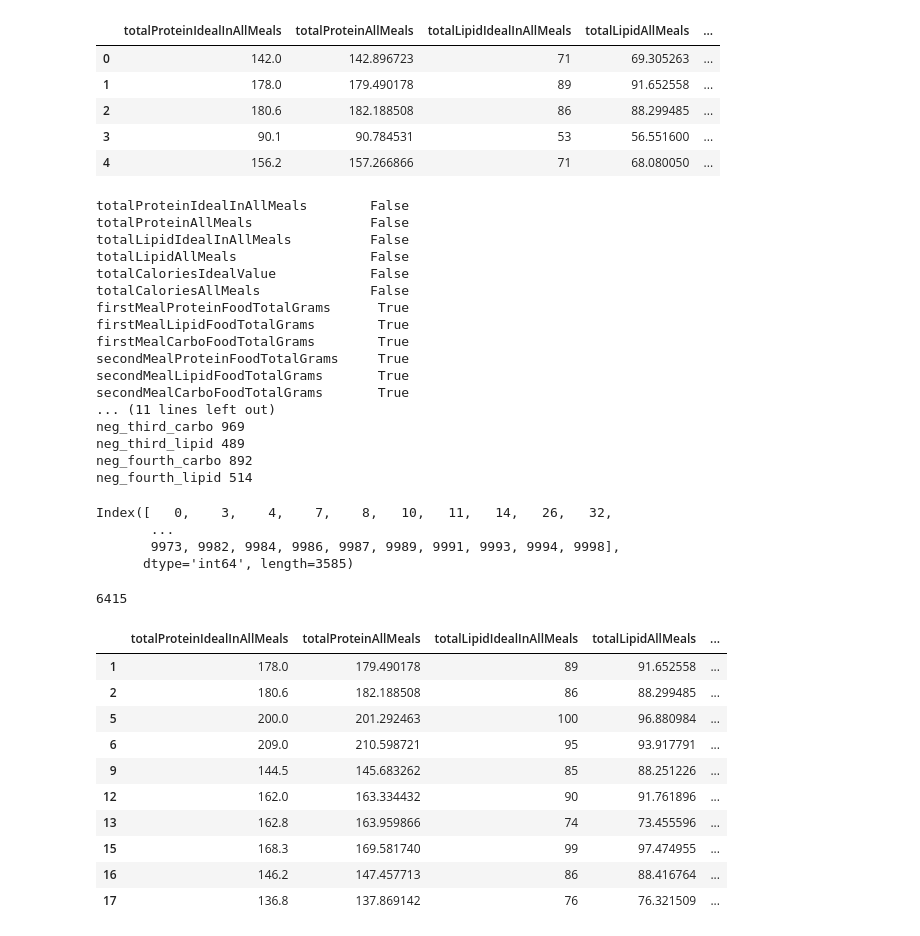
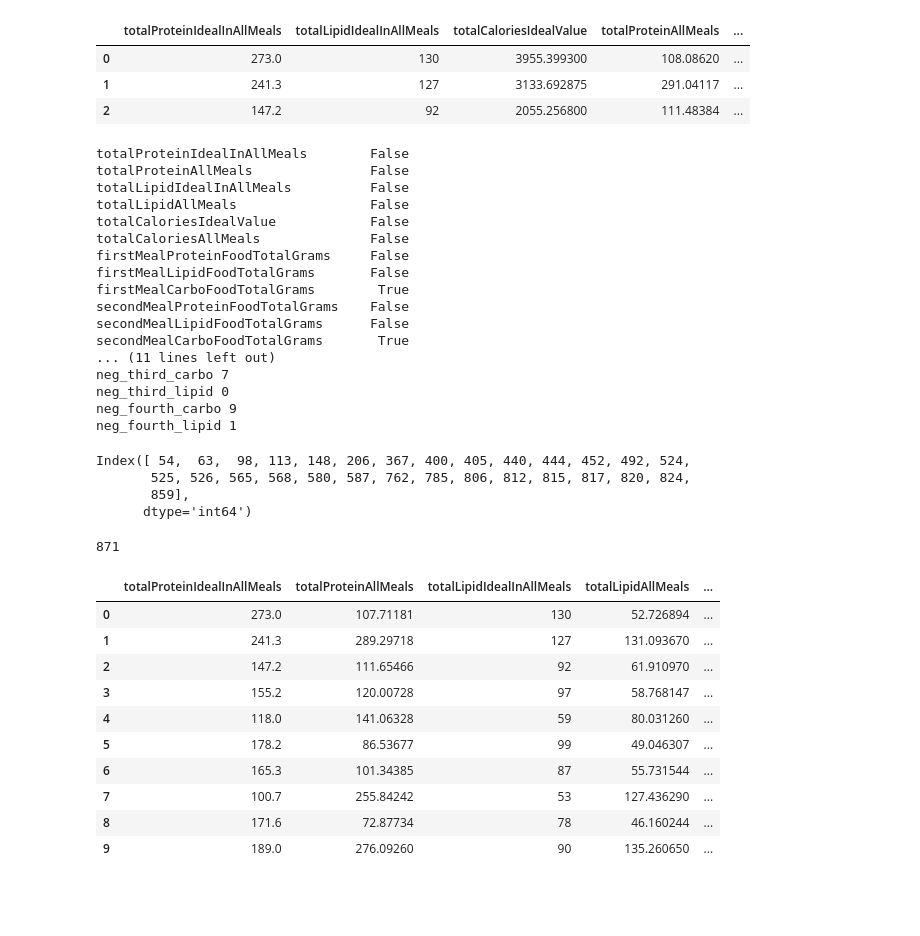
Before and after one commit to TiagoLustosa/easy_diet_data, a Jupyter notebook: data_call.ipynb, the cells around one changed output. Drawn from its saved outputs; the diff is of its cells as text; code cells hidden in the pictures; blank space fills up the shorter version.

```diff
--- a/data_call.ipynb
+++ b/data_call.ipynb
@@ -36,16 +56,22 @@ df_concat.head(10)[['firstMealProteinFoodTotalGrams',
 # %%
 import pandas as pd
 
-df = pd.read_csv('full_result_predict.csv')
-
-df.head()
+df = pd.read_csv('full_result_predictTESTE.csv')
+#df.columns.tolist()
+df.head(3)[['totalProteinIdealInAllMeals',
+ 'totalLipidIdealInAllMeals',
+ 'totalCaloriesIdealValue',
+ 'totalProteinAllMeals',
+ 'totalLipidAllMeals',
+ 'totalCaloriesAllMeals','firstMealProteinFoodTotalGrams','firstMealLipidFoodTotalGrams', 'firstMealCarboFoodTotalGrams',
+    'secondMealProteinFoodTotalGrams','secondMealLipidFoodTotalGrams', 'secondMealCarboFoodTotalGrams',
+    'thirdMealProteinFoodTotalGrams','thirdMealLipidFoodTotalGrams', 'thirdMealCarboFoodTotalGrams',
+    'fourthMealProteinFoodTotalGrams','fourthMealLipidFoodTotalGrams', 'fourthMealCarboFoodTotalGrams']]
 # %% [output]
-|  | totalProteinIdealInAllMeals | totalProteinAllMeals | totalLipidIdealInAllMeals | totalLipidAllMeals | ... |
-| 0 | 142.0 | 142.896723 | 71 | 69.305263 | ... |
-| 1 | 178.0 | 179.490178 | 89 | 91.652558 | ... |
-| 2 | 180.6 | 182.188508 | 86 | 88.299485 | ... |
-| 3 | 90.1 | 90.784531 | 53 | 56.551600 | ... |
-| 4 | 156.2 | 157.266866 | 71 | 68.080050 | ... |
+|  | totalProteinIdealInAllMeals | totalLipidIdealInAllMeals | totalCaloriesIdealValue | totalProteinAllMeals | ... |
+| 0 | 273.0 | 130 | 3955.399300 | 108.08620 | ... |
+| 1 | 241.3 | 127 | 3133.692875 | 291.04117 | ... |
+| 2 | 147.2 | 92 | 2055.256800 | 111.48384 | ... |
 # %%
 # negative_values = df[df['firstMealCarboFoodTotalGrams'] < 0]
 # print(len(negative_values)) # retorna o numero de linhas com valores negativos -> 88rows
@@ -86,44 +112,44 @@ totalLipidIdealInAllMeals          False
 totalLipidAllMeals                 False
 totalCaloriesIdealValue            False
 totalCaloriesAllMeals              False
-firstMealProteinFoodTotalGrams      True
-firstMealLipidFoodTotalGrams        True
+firstMealProteinFoodTotalGrams     False
+firstMealLipidFoodTotalGrams       False
 firstMealCarboFoodTotalGrams        True
-secondMealProteinFoodTotalGrams     True
-secondMealLipidFoodTotalGrams       True
+secondMealProteinFoodTotalGrams    False
+secondMealLipidFoodTotalGrams      False
 secondMealCarboFoodTotalGrams       True
 ... (11 lines left out)
-neg_third_carbo 969
-neg_third_lipid 489
-neg_fourth_carbo 892
-neg_fourth_lipid 514
+neg_third_carbo 7
+neg_third_lipid 0
+neg_fourth_carbo 9
+neg_fourth_lipid 1
 # %%
 negative_row = df[df<0].any(axis=1)
 row_number = negative_row.where(negative_row).dropna().index
 print(row_number)
 # %% [output]
-Index([   0,    3,    4,    7,    8,   10,   11,   14,   26,   32,
-       ...
-       9973, 9982, 9984, 9986, 9987, 9989, 9991, 9993, 9994, 9998],
-      dtype='int64', length=3585)
+Index([ 54,  63,  98, 113, 148, 206, 367, 400, 405, 440, 444, 452, 492, 524,
+       525, 526, 565, 568, 580, 587, 762, 785, 806, 812, 815, 817, 820, 824,
+       859],
+      dtype='int64')
 # %%
 #remove todas as linhas com valores negativos
 df = df[(df >= 0).all(1)]
 print(len(df))
 df.head(10)
 # %% [output]
-6415
+871
 |  | totalProteinIdealInAllMeals | totalProteinAllMeals | totalLipidIdealInAllMeals | totalLipidAllMeals | ... |
-| 1 | 178.0 | 179.490178 | 89 | 91.652558 | ... |
-| 2 | 180.6 | 182.188508 | 86 | 88.299485 | ... |
-| 5 | 200.0 | 201.292463 | 100 | 96.880984 | ... |
-| 6 | 209.0 | 210.598721 | 95 | 93.917791 | ... |
-| 9 | 144.5 | 145.683262 | 85 | 88.251226 | ... |
-| 12 | 162.0 | 163.334432 | 90 | 91.761896 | ... |
-| 13 | 162.8 | 163.959866 | 74 | 73.455596 | ... |
-| 15 | 168.3 | 169.581740 | 99 | 97.474955 | ... |
-| 16 | 146.2 | 147.457713 | 86 | 88.416764 | ... |
-| 17 | 136.8 | 137.869142 | 76 | 76.321509 | ... |
+| 0 | 273.0 | 107.71181 | 130 | 52.726894 | ... |
+| 1 | 241.3 | 289.29718 | 127 | 131.093670 | ... |
+| 2 | 147.2 | 111.65466 | 92 | 61.910970 | ... |
+| 3 | 155.2 | 120.00728 | 97 | 58.768147 | ... |
+| 4 | 118.0 | 141.06328 | 59 | 80.031260 | ... |
+| 5 | 178.2 | 86.53677 | 99 | 49.046307 | ... |
+| 6 | 165.3 | 101.34385 | 87 | 55.731544 | ... |
+| 7 | 100.7 | 255.84242 | 53 | 127.436290 | ... |
+| 8 | 171.6 | 72.87734 | 78 | 46.160244 | ... |
+| 9 | 189.0 | 276.09260 | 90 | 135.260650 | ... |
 # %%
 #check if protein and calories it's ok
 isProteinBigger = df['totalProteinAllMeals'] >= df['totalProteinIdealInAllMeals'] + (df['totalProteinIdealInAllMeals']  * 0.05)
```
Also changed, not shown: parts of 3 cells of this notebook, 10 other files.
